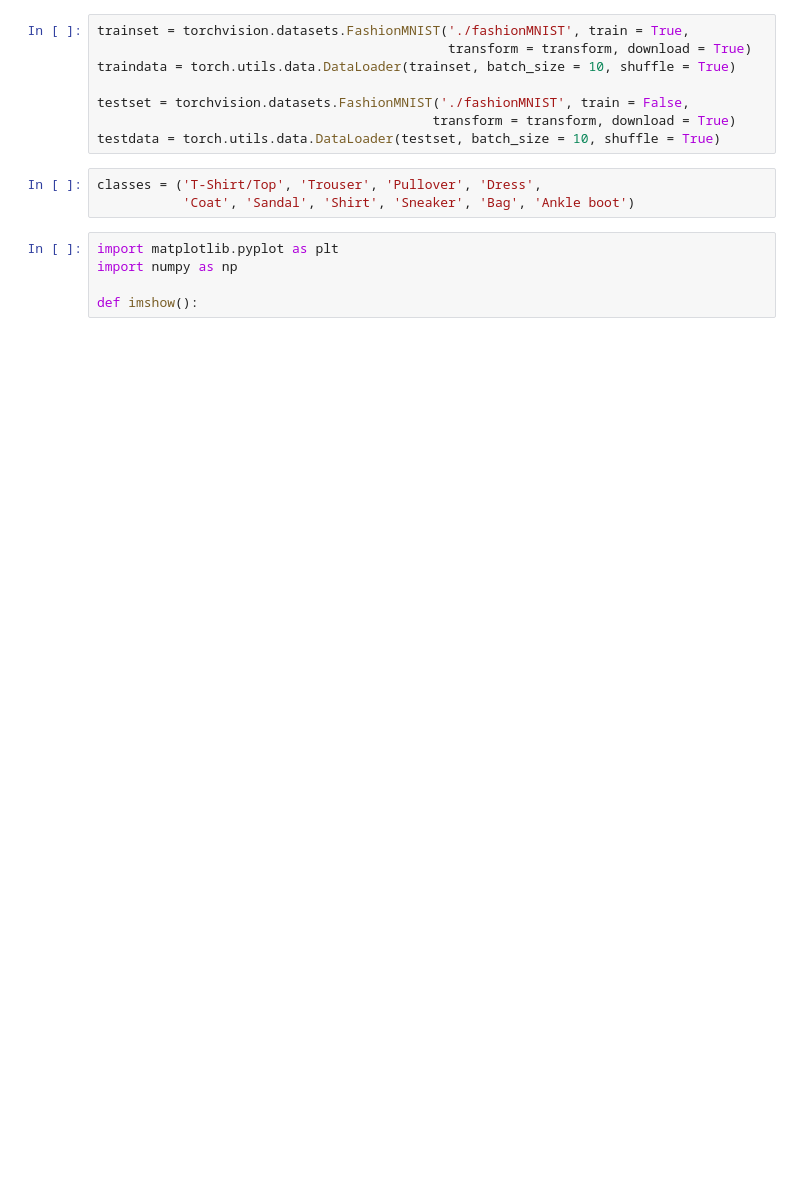
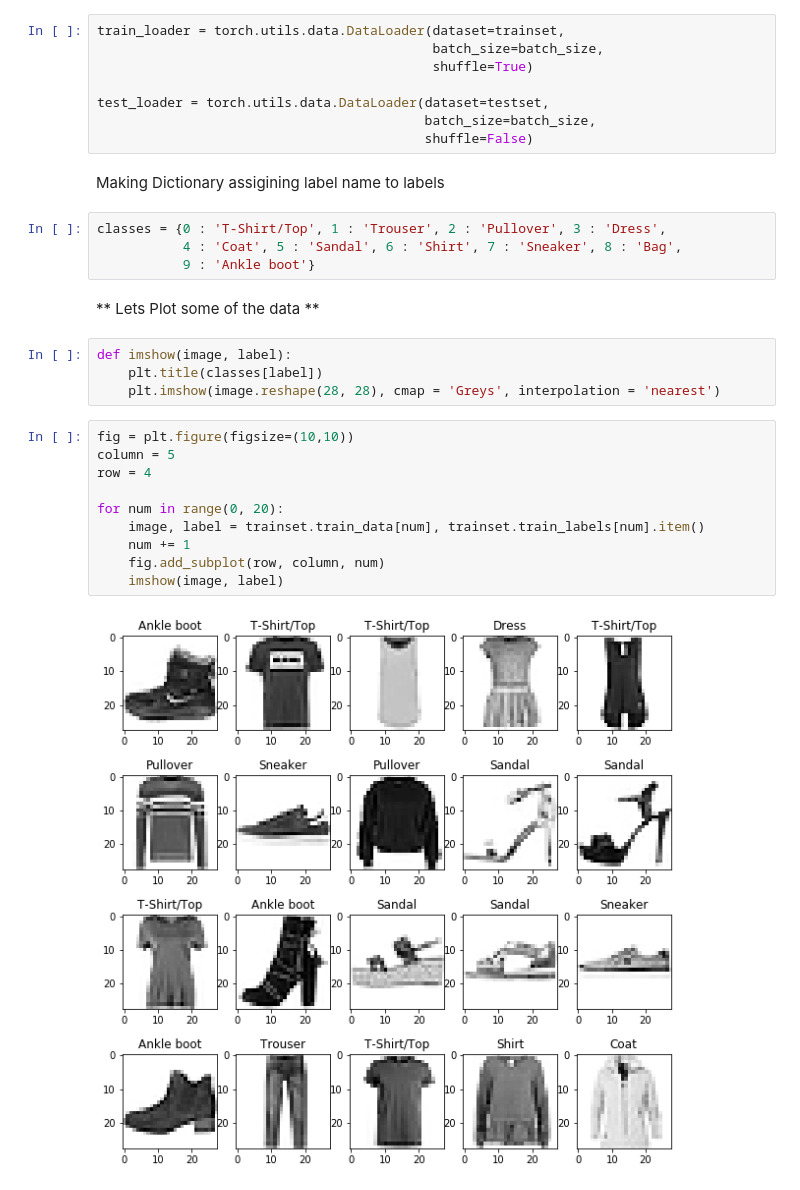
Before and after one commit to mayankskb/DL-Times, a Jupyter notebook: PyTorch-Classification/Fashion-MNIST Classification.ipynb, the cells around one changed output. Cells and saved outputs as stored; diff of their text form; blank space fills up the shorter version.

Commit message:
Adding Fashion MNIST

```diff
--- a/PyTorch-Classification/Fashion-MNIST Classification.ipynb
+++ b/PyTorch-Classification/Fashion-MNIST Classification.ipynb
@@ -8,16 +41,32 @@ transform = transforms.Compose([transforms.ToTensor,
 # %%
-trainset = torchvision.datasets.FashionMNIST('./fashionMNIST', train = True,
-                                             transform = transform, download = True)
-traindata = torch.utils.data.DataLoader(trainset, batch_size = 10, shuffle = True)
+train_loader = torch.utils.data.DataLoader(dataset=trainset,
+                                           batch_size=batch_size,
+                                           shuffle=True)
 
-testset = torchvision.datasets.FashionMNIST('./fashionMNIST', train = False,
-                                           transform = transform, download = True)
-testdata = torch.utils.data.DataLoader(testset, batch_size = 10, shuffle = True)
+test_loader = torch.utils.data.DataLoader(dataset=testset,
+                                          batch_size=batch_size,
+                                          shuffle=False)
+# %% [markdown]
+Making Dictionary assigining label name to labels
 # %%
-classes = ('T-Shirt/Top', 'Trouser', 'Pullover', 'Dress',
-           'Coat', 'Sandal', 'Shirt', 'Sneaker', 'Bag', 'Ankle boot')
+classes = {0 : 'T-Shirt/Top', 1 : 'Trouser', 2 : 'Pullover', 3 : 'Dress',
+           4 : 'Coat', 5 : 'Sandal', 6 : 'Shirt', 7 : 'Sneaker', 8 : 'Bag',
+           9 : 'Ankle boot'}
-# %%
-import matplotlib.pyplot as plt
-import numpy as np
-
-def imshow():
+# %% [markdown]
+** Lets Plot some of the data **
+# %%
+def imshow(image, label):
+    plt.title(classes[label])
+    plt.imshow(image.reshape(28, 28), cmap = 'Greys', interpolation = 'nearest')
+# %%
+fig = plt.figure(figsize=(10,10))
+column = 5
+row = 4
+
+for num in range(0, 20):
+    image, label = trainset.train_data[num], trainset.train_labels[num].item()
+    num += 1
+    fig.add_subplot(row, column, num)
+    imshow(image, label)
+# %% [output]
+[figure, added]
```
Also changed, not shown: parts of 15 cells of this notebook, 6 other files.
